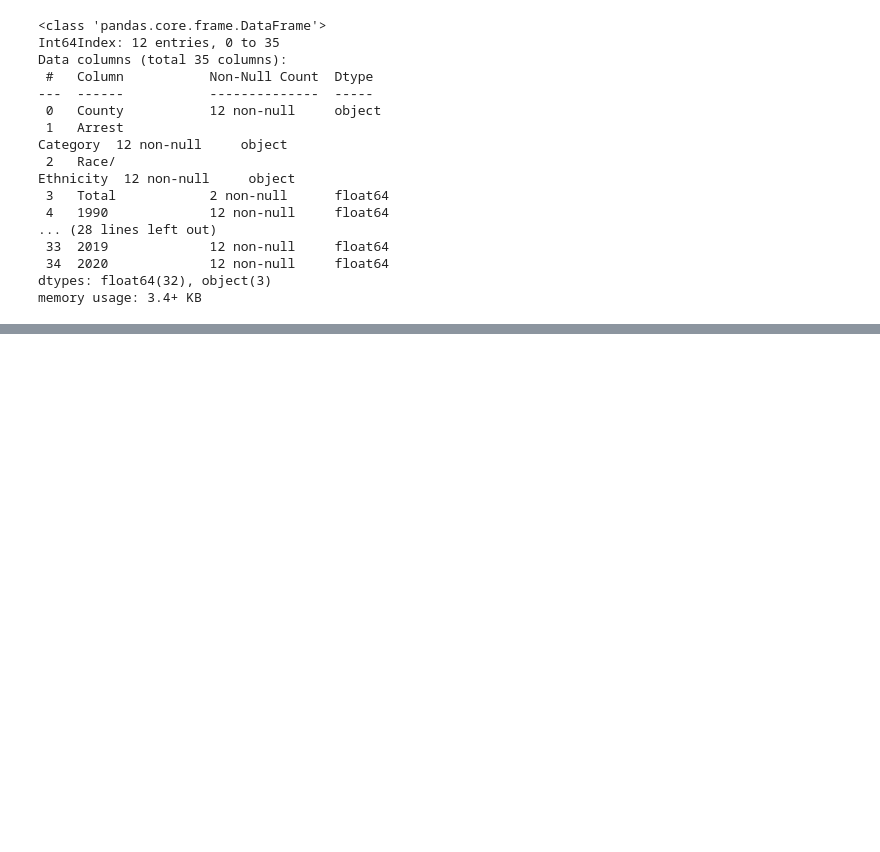
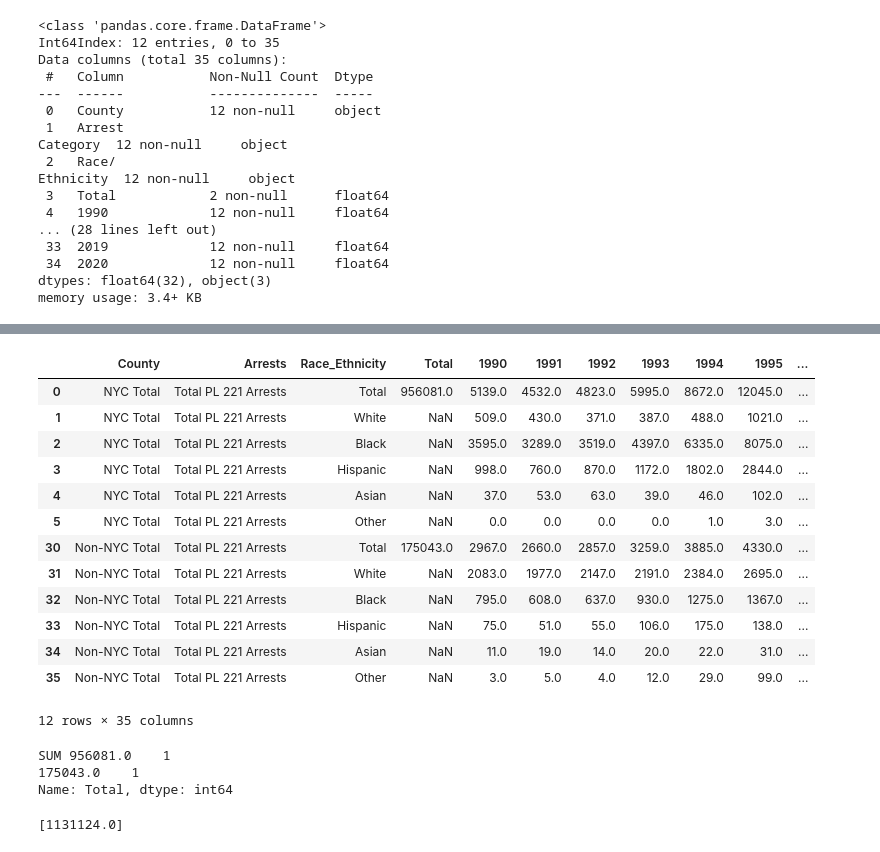
Before and after one commit to Marycunningham79/cannabis-project, a Jupyter notebook: arrests-over-time.ipynb, the cells around one changed output, grey strips where cells are left out. Cells and saved outputs as stored; diff of their text form; code cells hidden in the pictures; blank space fills up the shorter version.

Commit message:
sum nys and nyc data

```diff
--- a/arrests-over-time.ipynb
+++ b/arrests-over-time.ipynb
@@ -114,0 +149,19 @@ memory usage: 3.4+ KB
+# %%
+## Rename race and ethnicity and arrest columns
+
+df.rename(columns = {"Race/\nEthnicity": "Race_Ethnicity","Arrest\nCategory": "Arrests" })
+# %% [output]
+|  | County | Arrests | Race_Ethnicity | Total | 1990 | 1991 | 1992 | 1993 | 1994 | 1995 | ... |
+| 0 | NYC Total | Total PL 221 Arrests | Total | 956081.0 | 5139.0 | 4532.0 | 4823.0 | 5995.0 | 8672.0 | 12045.0 | ... |
+| 1 | NYC Total | Total PL 221 Arrests | White | NaN | 509.0 | 430.0 | 371.0 | 387.0 | 488.0 | 1021.0 | ... |
+| 2 | NYC Total | Total PL 221 Arrests | Black | NaN | 3595.0 | 3289.0 | 3519.0 | 4397.0 | 6335.0 | 8075.0 | ... |
+| 3 | NYC Total | Total PL 221 Arrests | Hispanic | NaN | 998.0 | 760.0 | 870.0 | 1172.0 | 1802.0 | 2844.0 | ... |
+| 4 | NYC Total | Total PL 221 Arrests | Asian | NaN | 37.0 | 53.0 | 63.0 | 39.0 | 46.0 | 102.0 | ... |
+| 5 | NYC Total | Total PL 221 Arrests | Other | NaN | 0.0 | 0.0 | 0.0 | 0.0 | 1.0 | 3.0 | ... |
+| 30 | Non-NYC Total | Total PL 221 Arrests | Total | 175043.0 | 2967.0 | 2660.0 | 2857.0 | 3259.0 | 3885.0 | 4330.0 | ... |
+| 31 | Non-NYC Total | Total PL 221 Arrests | White | NaN | 2083.0 | 1977.0 | 2147.0 | 2191.0 | 2384.0 | 2695.0 | ... |
+| 32 | Non-NYC Total | Total PL 221 Arrests | Black | NaN | 795.0 | 608.0 | 637.0 | 930.0 | 1275.0 | 1367.0 | ... |
+| 33 | Non-NYC Total | Total PL 221 Arrests | Hispanic | NaN | 75.0 | 51.0 | 55.0 | 106.0 | 175.0 | 138.0 | ... |
+| 34 | Non-NYC Total | Total PL 221 Arrests | Asian | NaN | 11.0 | 19.0 | 14.0 | 20.0 | 22.0 | 31.0 | ... |
+| 35 | Non-NYC Total | Total PL 221 Arrests | Other | NaN | 3.0 | 5.0 | 4.0 | 12.0 | 29.0 | 99.0 | ... |
+12 rows × 35 columns
@@ -114,0 +170,12 @@ memory usage: 3.4+ KB
+# %%
+print("SUM", sum(Total_arrests))
+# %% [output]
+SUM 956081.0    1
+175043.0    1
+Name: Total, dtype: int64
+# %%
+## Combine NYC and NYS data
+all_arrests = [df['Total'].sum()]
+all_arrests
+# %% [output]
+[1131124.0]
```
Also changed, not shown: parts of 3 cells of this notebook.
